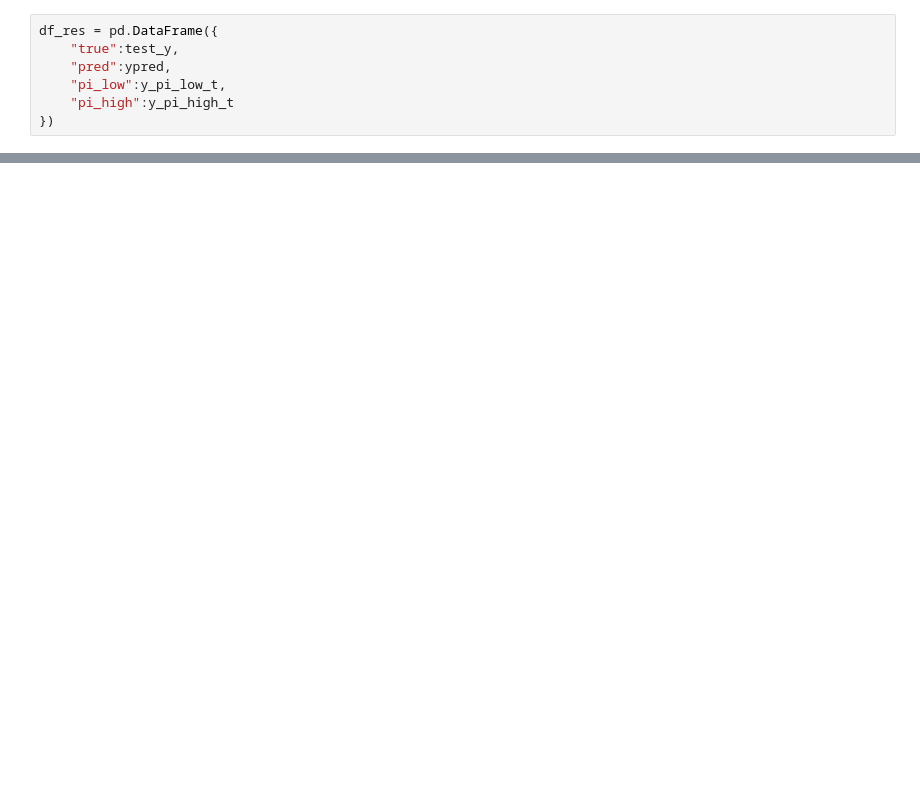
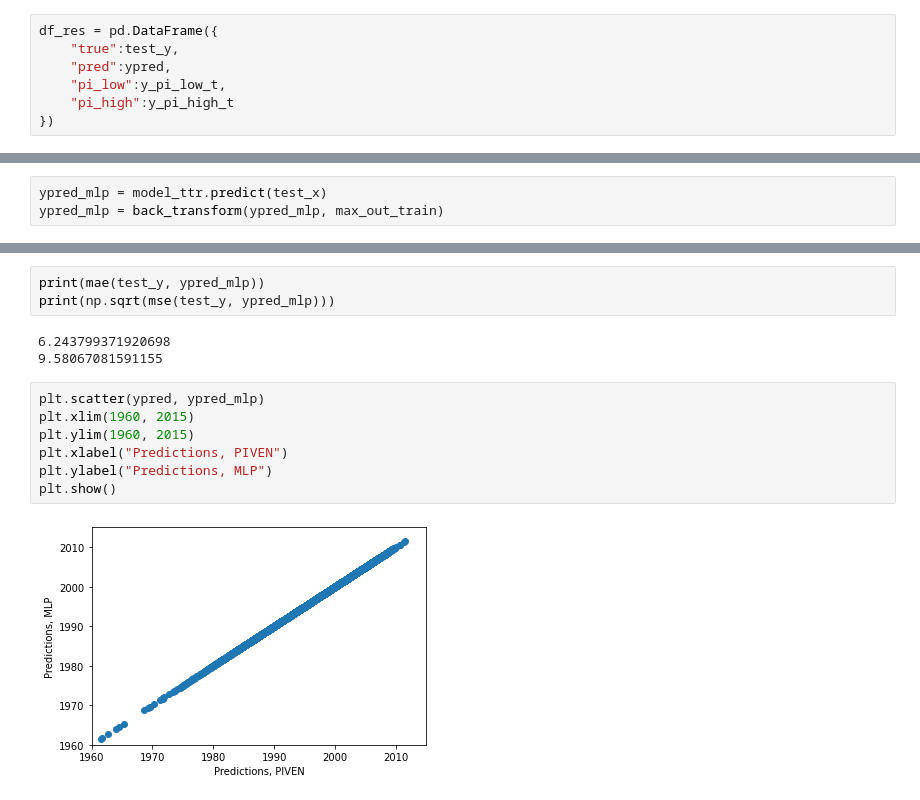
Before and after one commit to godatadriven/piven, a Jupyter notebook: notebooks/year_prediction_msd.ipynb, the cells around one changed output, grey strips where cells are left out. Drawn from its saved outputs; the diff is of its cells as text; blank space fills up the shorter version.

```diff
--- a/notebooks/year_prediction_msd.ipynb
+++ b/notebooks/year_prediction_msd.ipynb
@@ -151,0 +276,3 @@ pi_distance(outliers.pi_low, outliers.pi_high)
+# %%
+ypred_mlp = model_ttr.predict(test_x)
+ypred_mlp = back_transform(ypred_mlp, max_out_train)
@@ -151,0 +296,15 @@ pi_distance(outliers.pi_low, outliers.pi_high)
+# %%
+print(mae(test_y, ypred_mlp))
+print(np.sqrt(mse(test_y, ypred_mlp)))
+# %% [output]
+6.243799371920698
+9.58067081591155
+# %%
+plt.scatter(ypred, ypred_mlp)
+plt.xlim(1960, 2015)
+plt.ylim(1960, 2015)
+plt.xlabel("Predictions, PIVEN")
+plt.ylabel("Predictions, MLP")
+plt.show()
+# %% [output]
+[figure, added]
```
Also changed, not shown: parts of 22 cells of this notebook, 1 other file.
